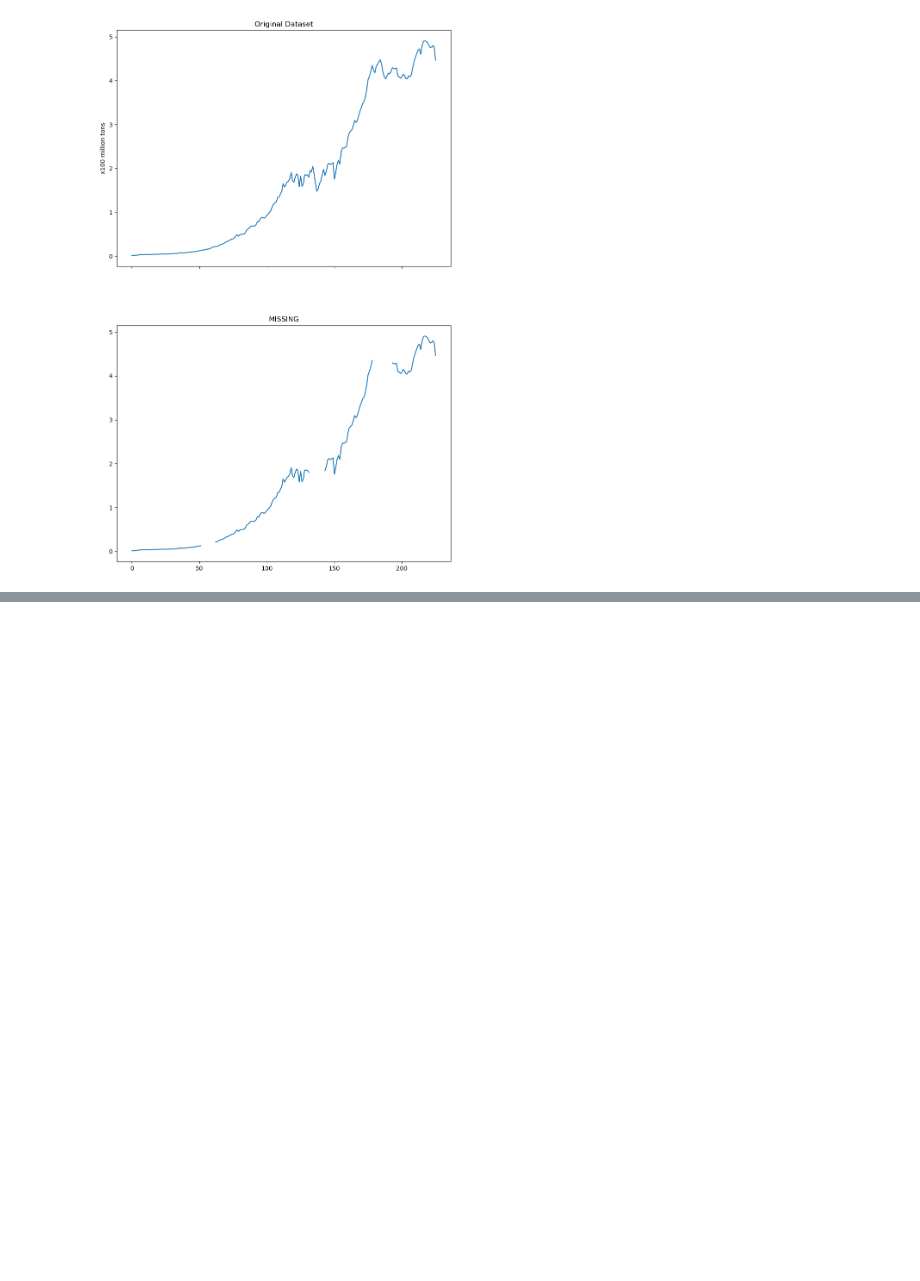
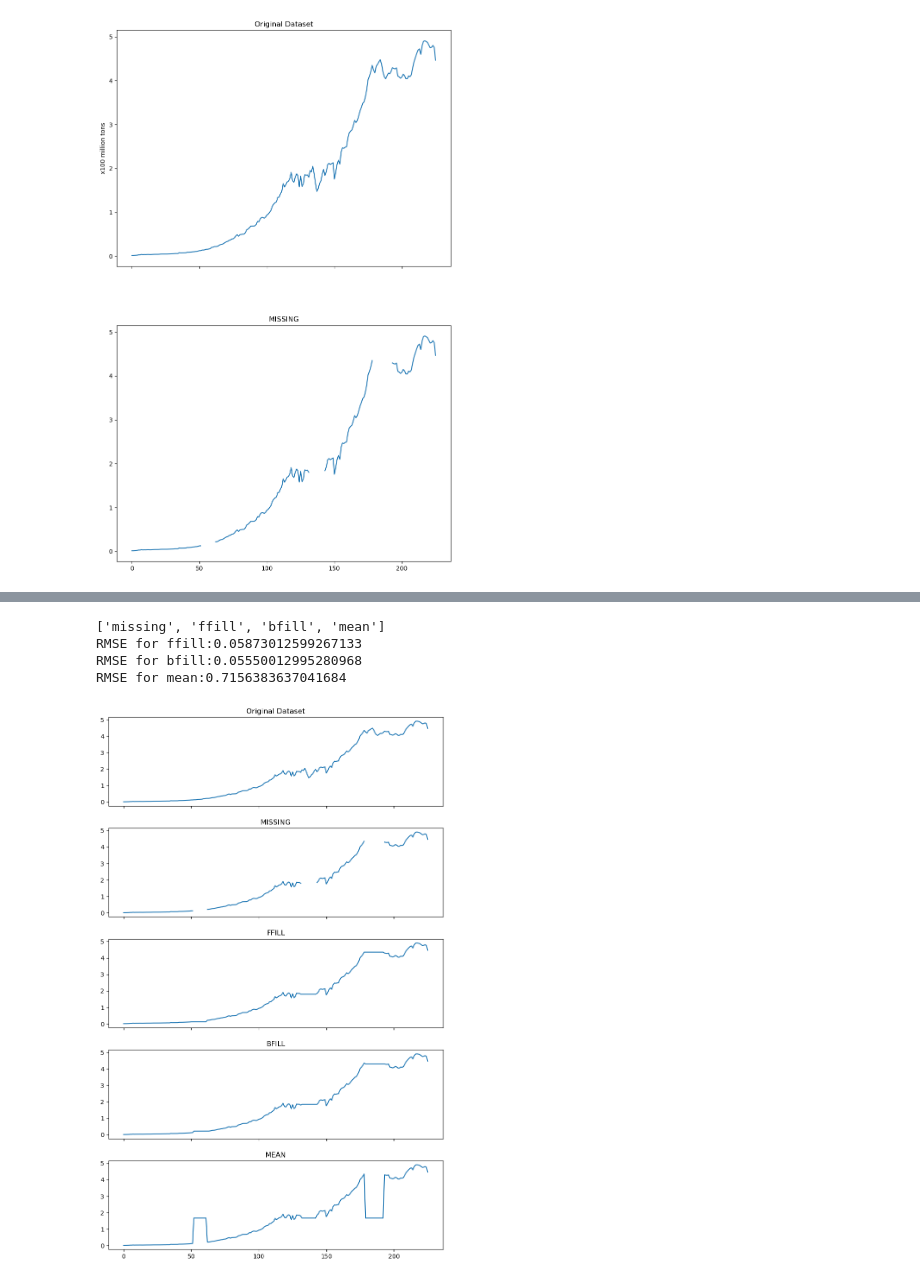
Before and after one commit to alexhandsome2/timeanalysis, a Jupyter notebook: ch7.ipynb, the cells around one changed output, grey strips where cells are left out. Cells and saved outputs as stored; diff of their text form; code cells hidden in the pictures; blank space fills up the shorter version.

```diff
--- a/ch7.ipynb
+++ b/ch7.ipynb
@@ -192,0 +228,19 @@ plot_dfs(co2_original,
+# %%
+co2_missing['ffill']=co2_missing['co2'].fillna(method='ffill')
+co2_missing['bfill']=co2_missing['co2'].fillna(method='bfill')
+co2_missing['mean']=co2_missing['co2'].fillna(co2_missing['co2'].mean())
+# %%
+_ = rmse_score(co2_original,
+              co2_missing,
+              'co2')
+# %% [output]
+['missing', 'ffill', 'bfill', 'mean']
+RMSE for ffill:0.05873012599267133
+RMSE for bfill:0.05550012995280968
+RMSE for mean:0.7156383637041684
+# %%
+plot_dfs(co2_original,
+         co2_missing,
+         'co2')
+# %% [output]
+[figure, added]
```
Also changed, not shown: parts of 17 cells of this notebook, 1 other file.
